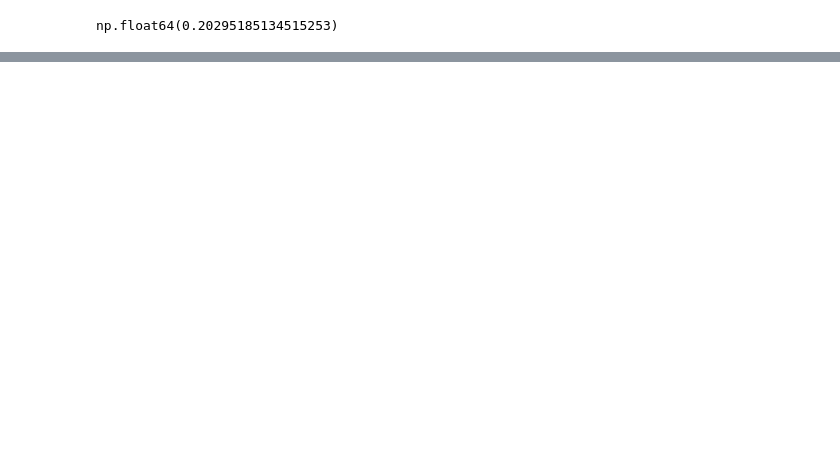
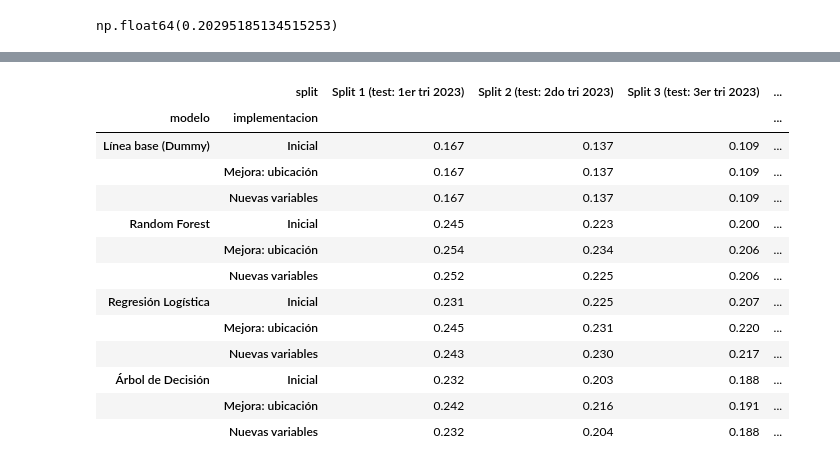
Before and after one commit to A01595270/ds-project-team5, a Jupyter notebook: notebooks/nb03_supervisado_c5.ipynb, the cells around one changed output, grey strips where cells are left out. Drawn from its saved outputs; the diff is of its cells as text; code cells hidden in the pictures; blank space fills up the shorter version.

```diff
--- a/notebooks/nb03_supervisado_c5.ipynb
+++ b/notebooks/nb03_supervisado_c5.ipynb
@@ -111,0 +414,16 @@ Primero pásamos de texto a datetime para extraer fecha y hora como predictores
+# %%
+# Fin de semana: sábado (5) o domingo (6)
+df_sorted['fin_de_semana'] = (df_sorted['dia_semana'] >= 5).astype(int)
+
+# Hora en forma cíclica
+df_sorted['hora_sin'] = np.sin(2 * np.pi * df_sorted['hora_del_dia'] / 24)
+df_sorted['hora_cos'] = np.cos(2 * np.pi * df_sorted['hora_del_dia'] / 24)
+
+# Franja horaria en bloques de 6 horas
+df_sorted['franja_horaria'] = pd.cut(
+    df_sorted['hora_del_dia'],
+    bins=[-1, 5, 11, 17, 23],
+    labels=['madrugada', 'mañana', 'tarde', 'noche']
+)
+
+df_sorted[['hora_del_dia', 'dia_semana', 'fin_de_semana', 'hora_sin', 'hora_cos', 'franja_horaria']].head()
@@ -111,0 +520,9 @@ Primero pásamos de texto a datetime para extraer fecha y hora como predictores
+# %%
+cols_cat_nuevas = columnas_categoricas + ['franja_horaria']
+cols_num_nuevas = columnas_numericas + ['fin_de_semana', 'hora_sin', 'hora_cos']
+
+resumen_nuevas, scores_nuevas, semanal_nuevas = evaluar_implementacion(
+    df_sorted, cols_cat_nuevas, cols_num_nuevas,
+    modelos_temporales, 'Nuevas variables'
+)
+resumen_nuevas.pivot(index='modelo', columns='split', values='eficiencia@100').round(3)
@@ -111,0 +590,24 @@ Primero pásamos de texto a datetime para extraer fecha y hora como predictores
+# %%
+# Juntamos los resultados de las tres implementaciones
+comparativa = pd.concat([resumen_inicial, resumen_nuevas, resumen_mejora], ignore_index=True)
+
+comparativa.pivot_table(
+    index=['modelo', 'implementacion'],
+    columns='split',
+    values='cobertura@100'
+).round(3)
+# %% [output]
+|  | split | Split 1 (test: 1er tri 2023) | Split 2 (test: 2do tri 2023) | Split 3 (test: 3er tri 2023) | ... |
+| modelo | implementacion |  |  |  | ... |
+| Línea base (Dummy) | Inicial | 0.167 | 0.137 | 0.109 | ... |
+|  | Mejora: ubicación | 0.167 | 0.137 | 0.109 | ... |
+|  | Nuevas variables | 0.167 | 0.137 | 0.109 | ... |
+| Random Forest | Inicial | 0.245 | 0.223 | 0.200 | ... |
+|  | Mejora: ubicación | 0.254 | 0.234 | 0.206 | ... |
+|  | Nuevas variables | 0.252 | 0.225 | 0.206 | ... |
+| Regresión Logística | Inicial | 0.231 | 0.225 | 0.207 | ... |
+|  | Mejora: ubicación | 0.245 | 0.231 | 0.220 | ... |
+|  | Nuevas variables | 0.243 | 0.230 | 0.217 | ... |
+| Árbol de Decisión | Inicial | 0.232 | 0.203 | 0.188 | ... |
+|  | Mejora: ubicación | 0.242 | 0.216 | 0.191 | ... |
+|  | Nuevas variables | 0.232 | 0.204 | 0.188 | ... |
```
Also changed, not shown: parts of 49 cells of this notebook.
